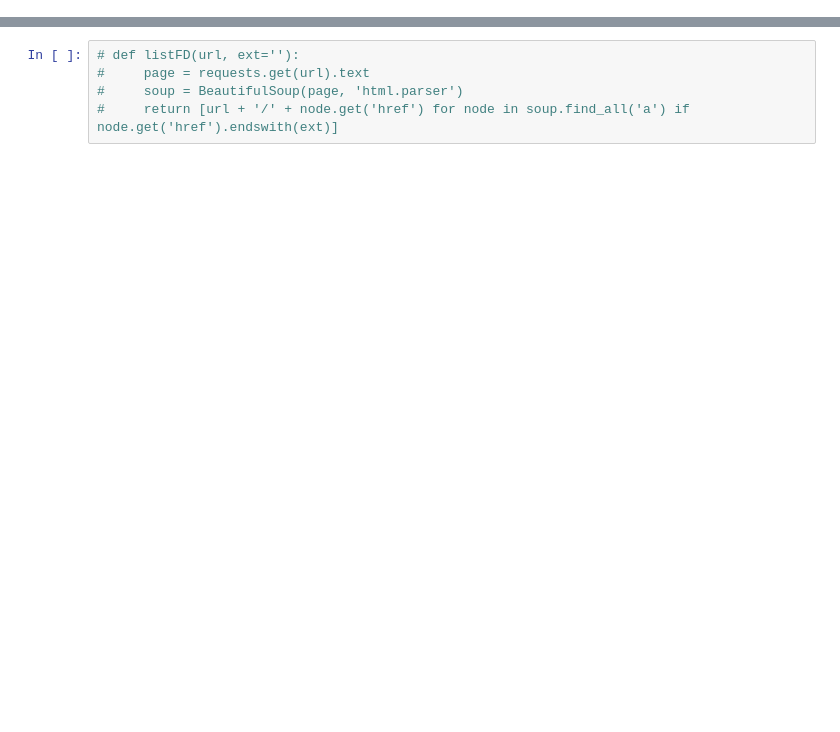
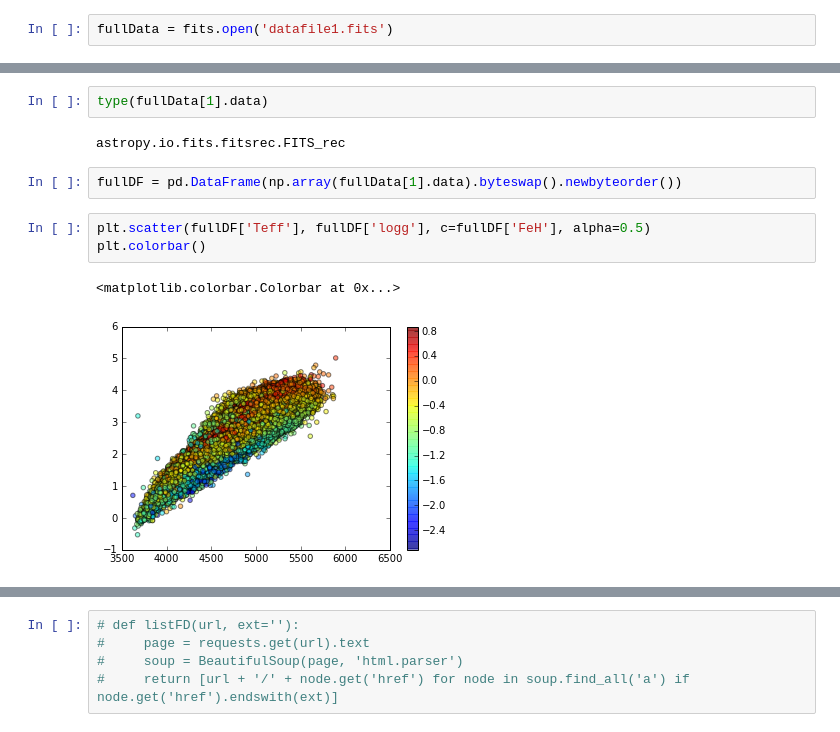
Before and after one commit to gemunu/Thesis, a Jupyter notebook: LAMOST_data_download.ipynb, the cells around one changed output, grey strips where cells are left out. Drawn from its saved outputs; the diff is of its cells as text; blank space fills up the shorter version.

```diff
--- a/LAMOST_data_download.ipynb
+++ b/LAMOST_data_download.ipynb
@@ -7,0 +16,2 @@ import sys
+# %%
+fullData = fits.open('datafile1.fits')
@@ -7,0 +29,12 @@ import sys
+# %%
+type(fullData[1].data)
+# %% [output]
+astropy.io.fits.fitsrec.FITS_rec
+# %%
+fullDF = pd.DataFrame(np.array(fullData[1].data).byteswap().newbyteorder())
+# %%
+plt.scatter(fullDF['Teff'], fullDF['logg'], c=fullDF['FeH'], alpha=0.5)
+plt.colorbar()
+# %% [output]
+<matplotlib.colorbar.Colorbar at 0x...>
+[figure, added]
```
Also changed, not shown: parts of 50 cells of this notebook, 3 other files.
